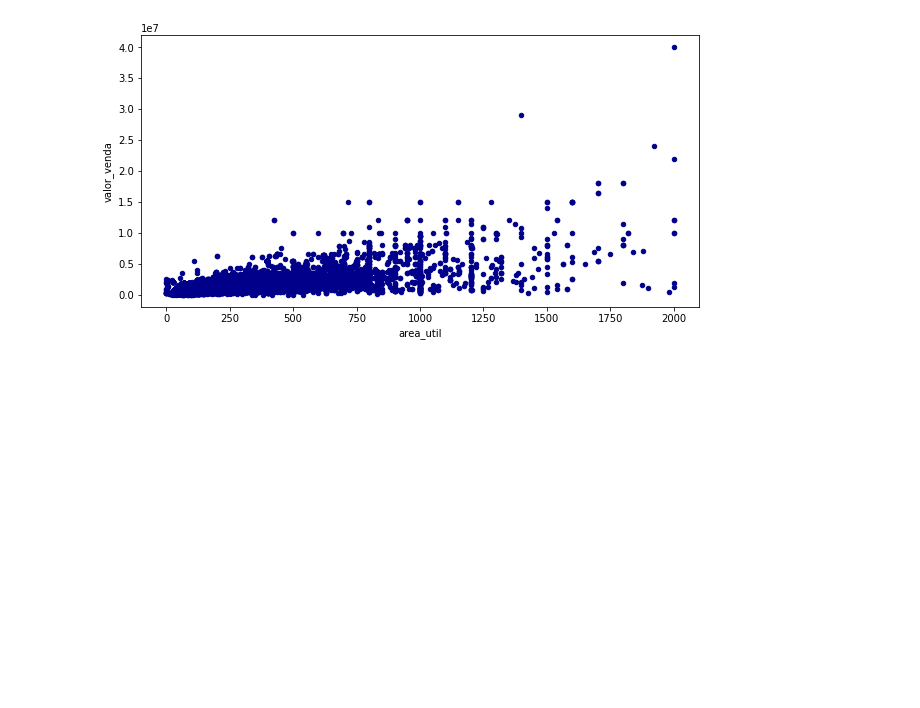
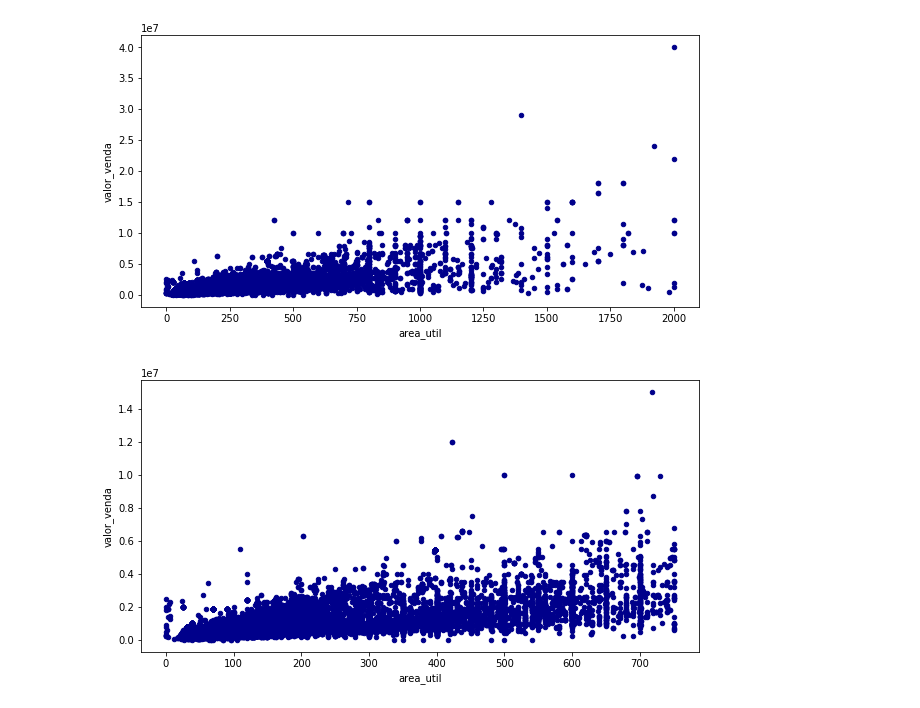
Before and after one commit to chris-redfield/imoveis-df, a Jupyter notebook: regressao imoveis_v1.ipynb, the cells around one changed output. Saved outputs shown, nothing was run; the diff lists cells and outputs as text; code cells hidden in the pictures; blank space fills up the shorter version.

Commit message:
zoom do scatterplot entre valor e area util

```diff
--- a/regressao imoveis_v1.ipynb
+++ b/regressao imoveis_v1.ipynb
@@ -452,3 +452,10 @@ ax2 = df_zoom.plot.scatter(x='area_util',
                        c='DarkBlue')
 # %% [output]
 [figure]
+# %%
+df_zoom = df.loc[df.area_util < 751]
+ax2 = df_zoom.plot.scatter(x='area_util',
+                       y='valor_venda',
+                       c='DarkBlue')
+# %% [output]
+[figure, added]
```
Also changed, not shown: parts of 2 cells of this notebook.
